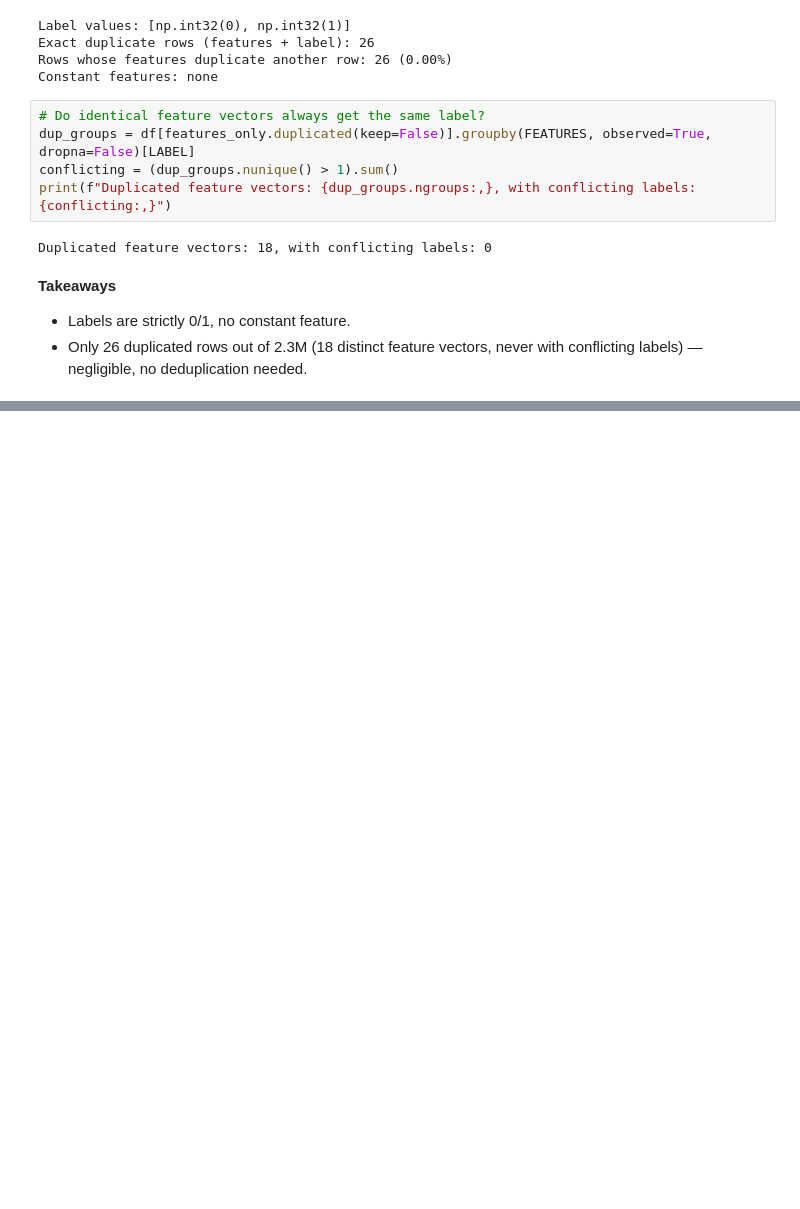
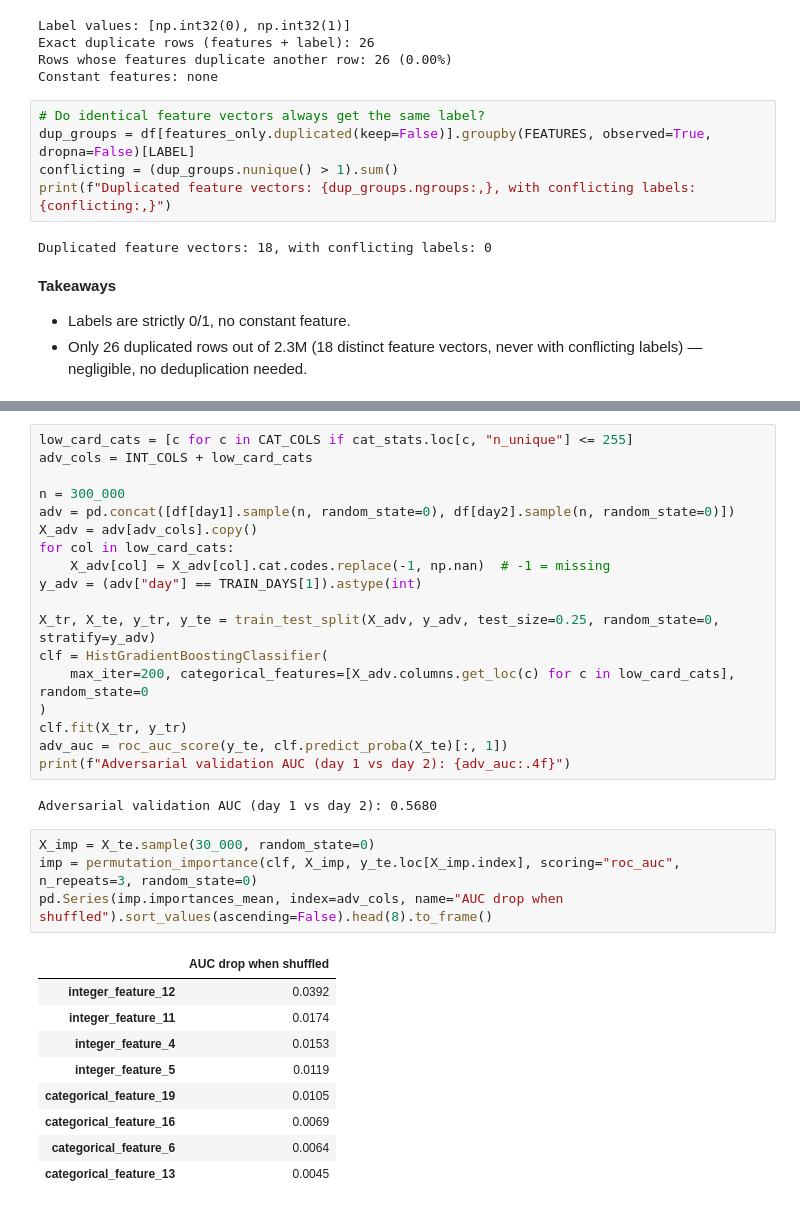
Before and after one commit to Mam-s/ctr_criteo, a Jupyter notebook: notebooks/exploration.ipynb, the cells around one changed output, grey strips where cells are left out. Saved outputs shown, nothing was run; the diff lists cells and outputs as text; blank space fills up the shorter version.

```diff
--- a/notebooks/exploration.ipynb
+++ b/notebooks/exploration.ipynb
@@ -583,0 +617,34 @@ Duplicated feature vectors: 18, with conflicting labels: 0
+# %%
+low_card_cats = [c for c in CAT_COLS if cat_stats.loc[c, "n_unique"] <= 255]
+adv_cols = INT_COLS + low_card_cats
+
+n = 300_000
+adv = pd.concat([df[day1].sample(n, random_state=0), df[day2].sample(n, random_state=0)])
+X_adv = adv[adv_cols].copy()
+for col in low_card_cats:
+    X_adv[col] = X_adv[col].cat.codes.replace(-1, np.nan)  # -1 = missing
+y_adv = (adv["day"] == TRAIN_DAYS[1]).astype(int)
+
+X_tr, X_te, y_tr, y_te = train_test_split(X_adv, y_adv, test_size=0.25, random_state=0, stratify=y_adv)
+clf = HistGradientBoostingClassifier(
+    max_iter=200, categorical_features=[X_adv.columns.get_loc(c) for c in low_card_cats], random_state=0
+)
+clf.fit(X_tr, y_tr)
+adv_auc = roc_auc_score(y_te, clf.predict_proba(X_te)[:, 1])
+print(f"Adversarial validation AUC (day 1 vs day 2): {adv_auc:.4f}")
+# %% [output]
+Adversarial validation AUC (day 1 vs day 2): 0.5680
+# %%
+X_imp = X_te.sample(30_000, random_state=0)
+imp = permutation_importance(clf, X_imp, y_te.loc[X_imp.index], scoring="roc_auc", n_repeats=3, random_state=0)
+pd.Series(imp.importances_mean, index=adv_cols, name="AUC drop when shuffled").sort_values(ascending=False).head(8).to_frame()
+# %% [output]
+|  | AUC drop when shuffled |
+| integer_feature_12 | 0.0392 |
+| integer_feature_11 | 0.0174 |
+| integer_feature_4 | 0.0153 |
+| integer_feature_5 | 0.0119 |
+| categorical_feature_19 | 0.0105 |
+| categorical_feature_16 | 0.0069 |
+| categorical_feature_6 | 0.0064 |
+| categorical_feature_13 | 0.0045 |
```
Also changed, not shown: parts of 5 cells of this notebook.
